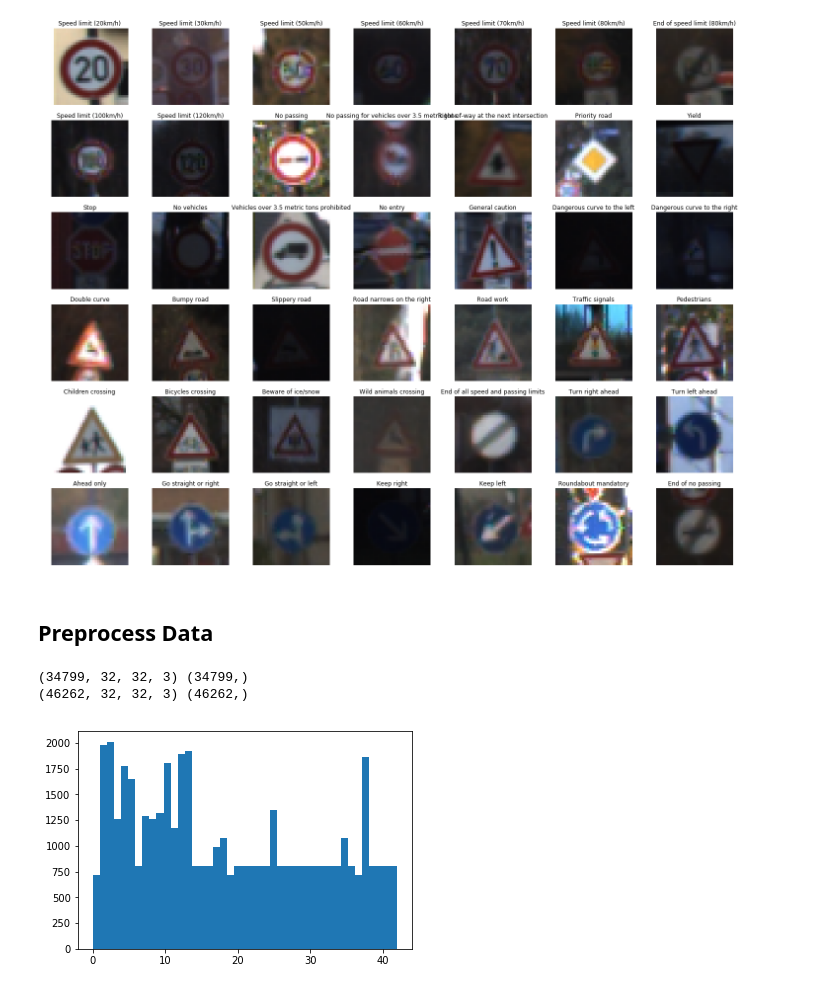
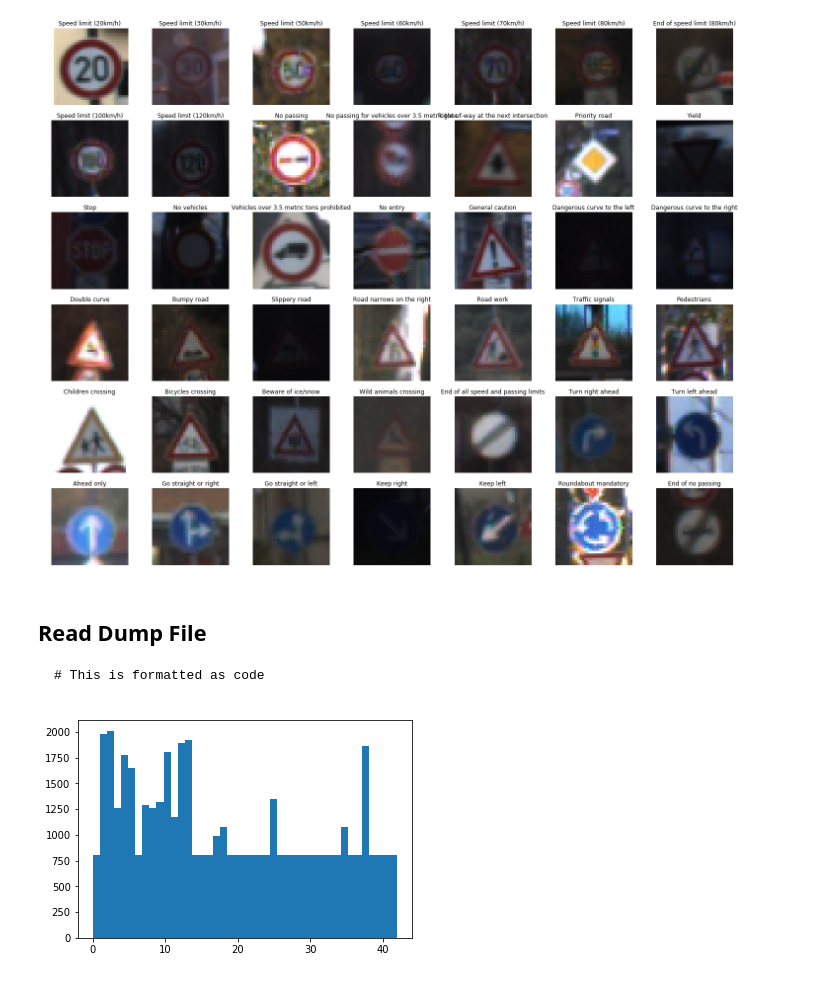
Before and after one commit to srikanthadya/Traffic-Signal-Classification, a Jupyter notebook: Traffic-Sign-Classifier-Augmented-Data.ipynb, the cells around one changed output. Cells and saved outputs as stored; diff of their text form; code cells hidden in the pictures.

Commit message:
Augmented data LeNet Classifier

````diff
--- a/Traffic-Sign-Classifier-Augmented-Data.ipynb
+++ b/Traffic-Sign-Classifier-Augmented-Data.ipynb
@@ -125,71 +125,21 @@ for i in range(6):
 plt.show()
 # %% [output]
 [figure]
-# %% [markdown]
-## Preprocess Data
-# %%
-
-import random
-import tensorflow as tf
-from sklearn.utils import shuffle
-import cv2
-import sys
-
-
-
-def increase_brightness(img, value=1):
-    img = cv2.cvtColor(img,cv2.COLOR_RGB2HSV)
-    img[:,:,2]= img[:,:,2]*value
-    img = img.astype('uint8')
-    img = cv2.cvtColor(img,cv2.COLOR_HSV2RGB)
-
-    return img.reshape(1,32,32,3)
-
-def rotate(img):
-    rotation_matrix = cv2.getRotationMatrix2D((16,16),random.randint(-20,20),1)
-    img_rotate = cv2.warpAffine(img, rotation_matrix, (32, 32))
-    #img_rotate = img_rotate.reshape(1,32,32,1)
-    return img_rotate.reshape(1,32,32,3)
-
-def translate(img):
-    translation_matrix = np.float32([ [1,0,np.random.uniform(-10, 10)], [0,1,np.random.uniform(-10, 10)] ])
-    img_translate = cv2.warpAffine(img, translation_matrix, (32, 32))
-
-    #img_translate = img_translate.reshape(1,32,32,1)
-    return img_translate.reshape(1,32,32,3)
-
-
-def augment(IMAGES,LABELS):
-  #IMAGES = images
-  #LABELS = labels
-
-  for i,img in enumerate(IMAGES):
-    uniques,counts = np.unique(LABELS,return_counts=True)
-    if counts[LABELS[i]] < 800 :
-
-      IMAGES = np.append(IMAGES,increase_brightness(img,value=np.random.uniform(0.25,1)),axis=0)
-      LABELS = np.append(LABELS,np.array(LABELS[i]).reshape(1,),axis=0)
-      IMAGES = np.append(IMAGES,rotate(img),axis=0)
-      LABELS = np.append(LABELS,np.array(LABELS[i]).reshape(1,),axis=0)
-      IMAGES = np.append(IMAGES,translate(img),axis=0)
-      LABELS = np.append(LABELS,np.array(LABELS[i]).reshape(1,),axis=0)
-
-
-  return IMAGES,LABELS
-
-print(X_train.shape,y_train.shape)
-X_train, y_train = augment(X_train,y_train)
-print(X_train.shape,y_train.shape)
-# %% [output]
-(34799, 32, 32, 3) (34799,)
-(46262, 32, 32, 3) (46262,)
+# %% [markdown]
+## Read Dump File
+
+```
+# This is formatted as code
+```
 # %%
-outfile = open('aug_dataset.pickle','wb')
+import matplotlib.pyplot as plt
+with open('dataset/augmented_train.p', mode='rb') as f:
+    aug_dataset = pickle.load(f)
+X_train = aug_dataset['X_train']
+y_train = aug_dataset['y_train']
 
-aug_dataset = {'X_train':X_train, 'y_train': y_train}
-pickle.dump(aug_dataset,outfile)
-outfile.close()
+#print(X_train.shape,y_train.shape)
 plt.hist(y_train,bins=43)
 plt.show()
 # %% [output]
-[figure, old version]
+[figure, new version]
````
Also changed, not shown: parts of 11 cells of this notebook.
